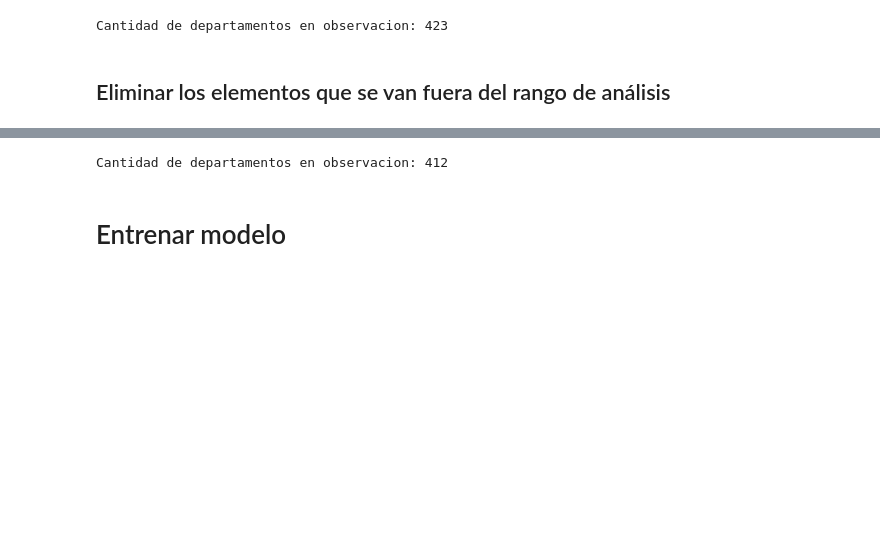
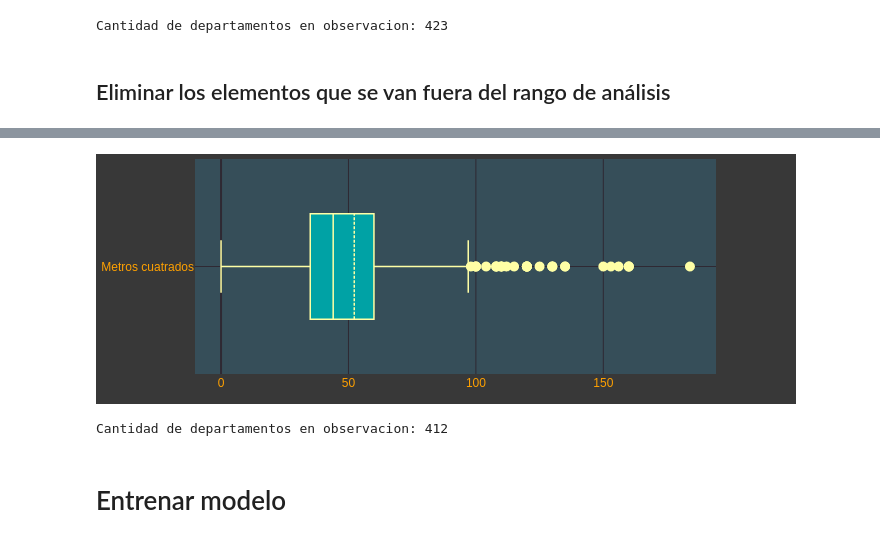
Before and after one commit to InoveProyectos/charla_ia, a Jupyter notebook: hello_world.ipynb, the cells around one changed output, grey strips where cells are left out. Cells and saved outputs as stored; diff of their text form; code cells hidden in the pictures; blank space fills up the shorter version.

```diff
--- a/hello_world.ipynb
+++ b/hello_world.ipynb
@@ -171,5 +127,11 @@ Cantidad de departamentos en observacion: 423
 # %%
 # Nos quedamos solamente con los deparamentos menor a 200m2
 propiedades = df_ars[df_ars['m2'] < 200]
-gibioplot.boxplot(propiedades['m2'], 'Metros cuatrados')
+# Renderizamos el gráfico
+title = 'Metros cuatrados'
+if PNG_RENDER:
+    filename = title + '.png'
+    gibioplot.boxplot(title=title, dataset=propiedades['m2'], render='png')
+else:
+    gibioplot.boxplot(title=title, dataset=propiedades['m2'])
 # %% [output]
@@ -177,3 +138,4 @@ gibioplot.boxplot(propiedades['m2'], 'Metros cuatrados')
+[figure, added]
 # %%
 print('Cantidad de departamentos en observacion:', propiedades.shape[0])
 # %% [output]
```
Also changed, not shown: parts of 20 cells of this notebook.
